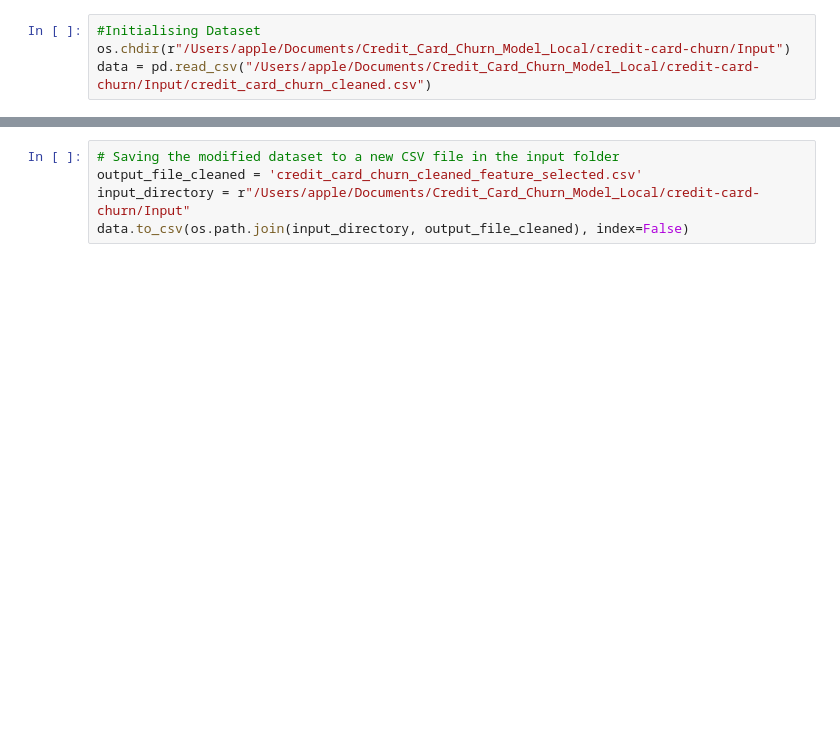
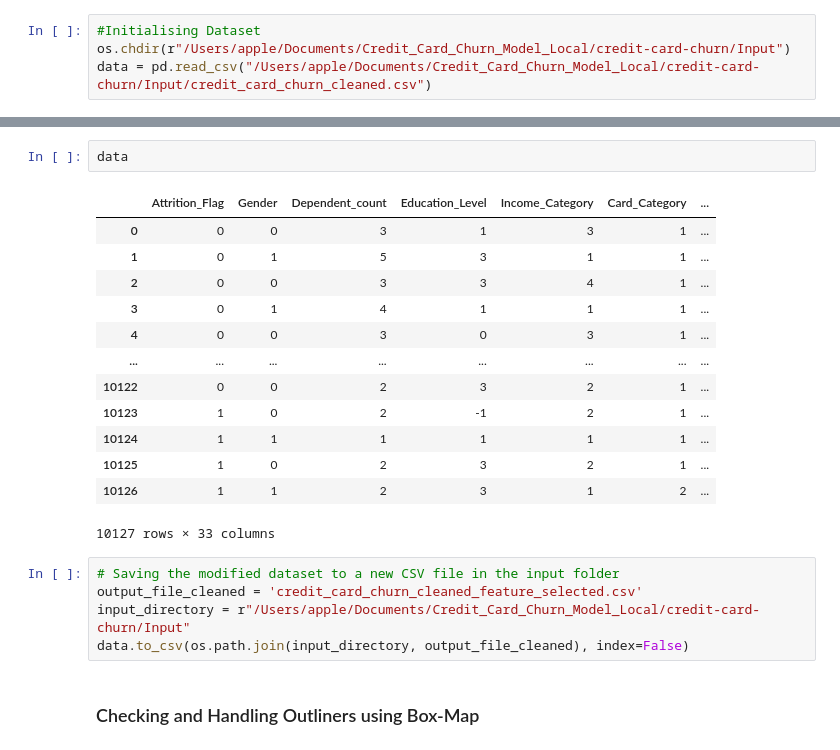
Before and after one commit to vineeethh/credit-card-churn, a Jupyter notebook: Notebook/_003_Feature_Selection.ipynb, the cells around one changed output, grey strips where cells are left out. Saved outputs shown, nothing was run; the diff lists cells and outputs as text; blank space fills up the shorter version.

```diff
--- a/Notebook/_003_Feature_Selection.ipynb
+++ b/Notebook/_003_Feature_Selection.ipynb
@@ -16,5 +143,23 @@ data = data.drop(columns=['Credit_Limit'])
+# %%
+data
+# %% [output]
+|  | Attrition_Flag | Gender | Dependent_count | Education_Level | Income_Category | Card_Category | ... |
+| 0 | 0 | 0 | 3 | 1 | 3 | 1 | ... |
+| 1 | 0 | 1 | 5 | 3 | 1 | 1 | ... |
+| 2 | 0 | 0 | 3 | 3 | 4 | 1 | ... |
+| 3 | 0 | 1 | 4 | 1 | 1 | 1 | ... |
+| 4 | 0 | 0 | 3 | 0 | 3 | 1 | ... |
+| ... | ... | ... | ... | ... | ... | ... | ... |
+| 10122 | 0 | 0 | 2 | 3 | 2 | 1 | ... |
+| 10123 | 1 | 0 | 2 | -1 | 2 | 1 | ... |
+| 10124 | 1 | 1 | 1 | 1 | 1 | 1 | ... |
+| 10125 | 1 | 0 | 2 | 3 | 2 | 1 | ... |
+| 10126 | 1 | 1 | 2 | 3 | 1 | 2 | ... |
+10127 rows × 33 columns
 # %%
 # Saving the modified dataset to a new CSV file in the input folder
 output_file_cleaned = 'credit_card_churn_cleaned_feature_selected.csv'
 input_directory = r"/Users/apple/Documents/Credit_Card_Churn_Model_Local/credit-card-churn/Input"
 data.to_csv(os.path.join(input_directory, output_file_cleaned), index=False)
+# %% [markdown]
+### Checking and Handling Outliners using Box-Map
```
Also changed, not shown: parts of 30 cells of this notebook.
